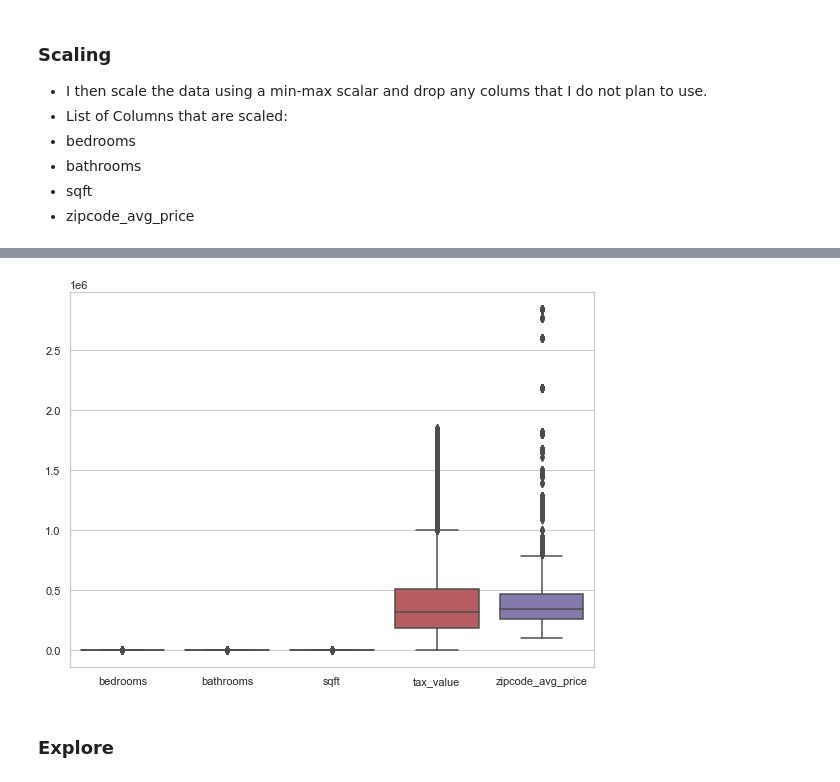
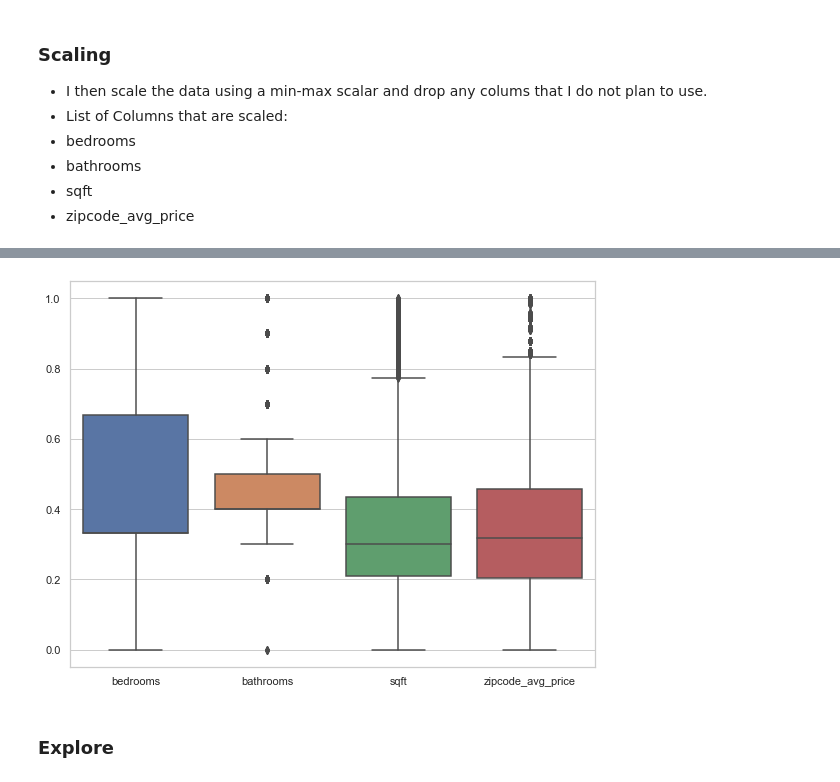
Before and after one commit to jeffakins/zillow_2017_project, a Jupyter notebook: zillow_project.ipynb, the cells around one changed output, grey strips where cells are left out. Cells and saved outputs as stored; diff of their text form; code cells hidden in the pictures.

```diff
--- a/zillow_project.ipynb
+++ b/zillow_project.ipynb
@@ -52,0 +55,4 @@ memory usage: 2.7+ MB
+# %%
+# Dropping uneeded columns for regression analysis
+zillow = zillow.drop(columns=['year_built', 'tax_amount', 'fips', 'zipcode', 'county', 'state'])
+zillow.head(2)
@@ -110,11 +118,10 @@ train.head(2)
 # %%
+# Boxplot to show the distributions for train:
 plt.figure(figsize=(8,6))
-
-sns.boxplot(data=zillow.drop(columns=['fips', 'zipcode', 'tax_amount', 'year_built']))
-# mitigate overlap
+sns.boxplot(data=train.drop(columns='tax_value'))
 plt.tight_layout()
 plt.show()
 # %% [output]
-[figure, old version]
+[figure, new version]
 # %% [markdown]
 ### Explore
```
Also changed, not shown: parts of 19 cells of this notebook, 3 other files.
